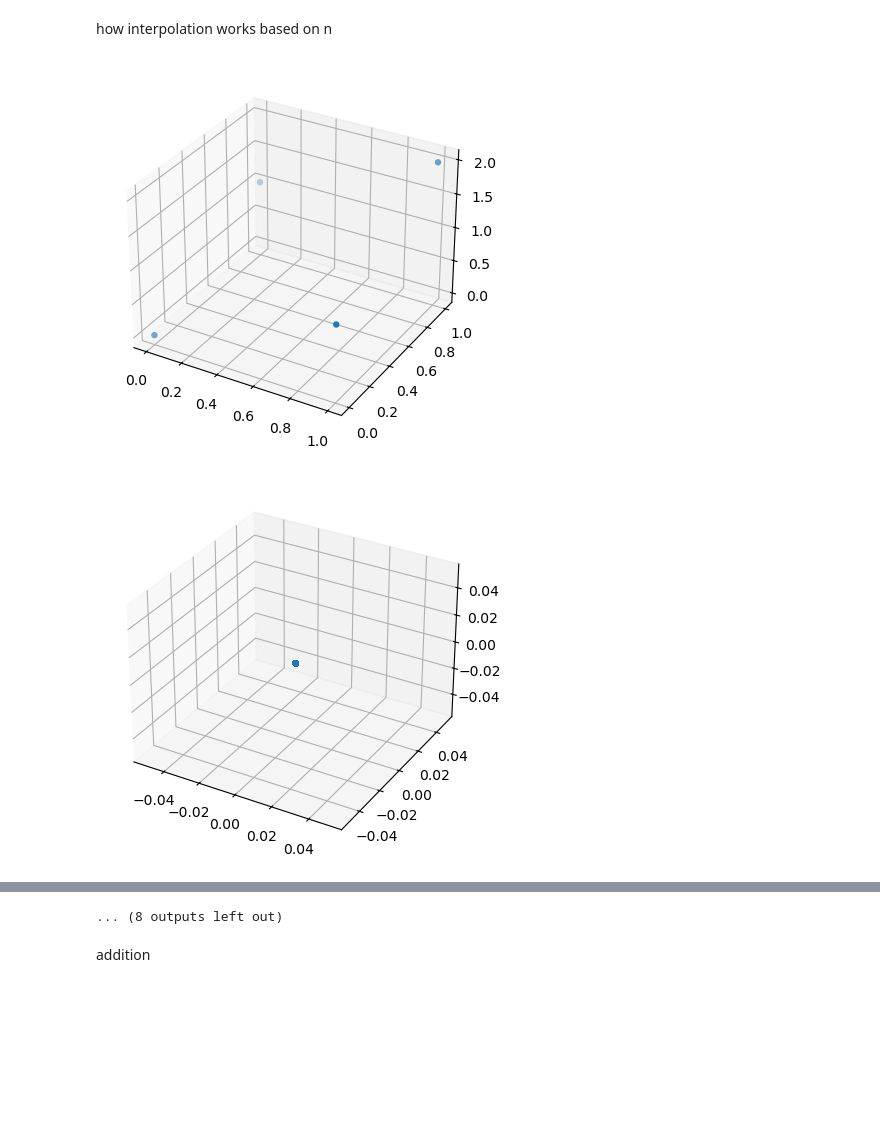
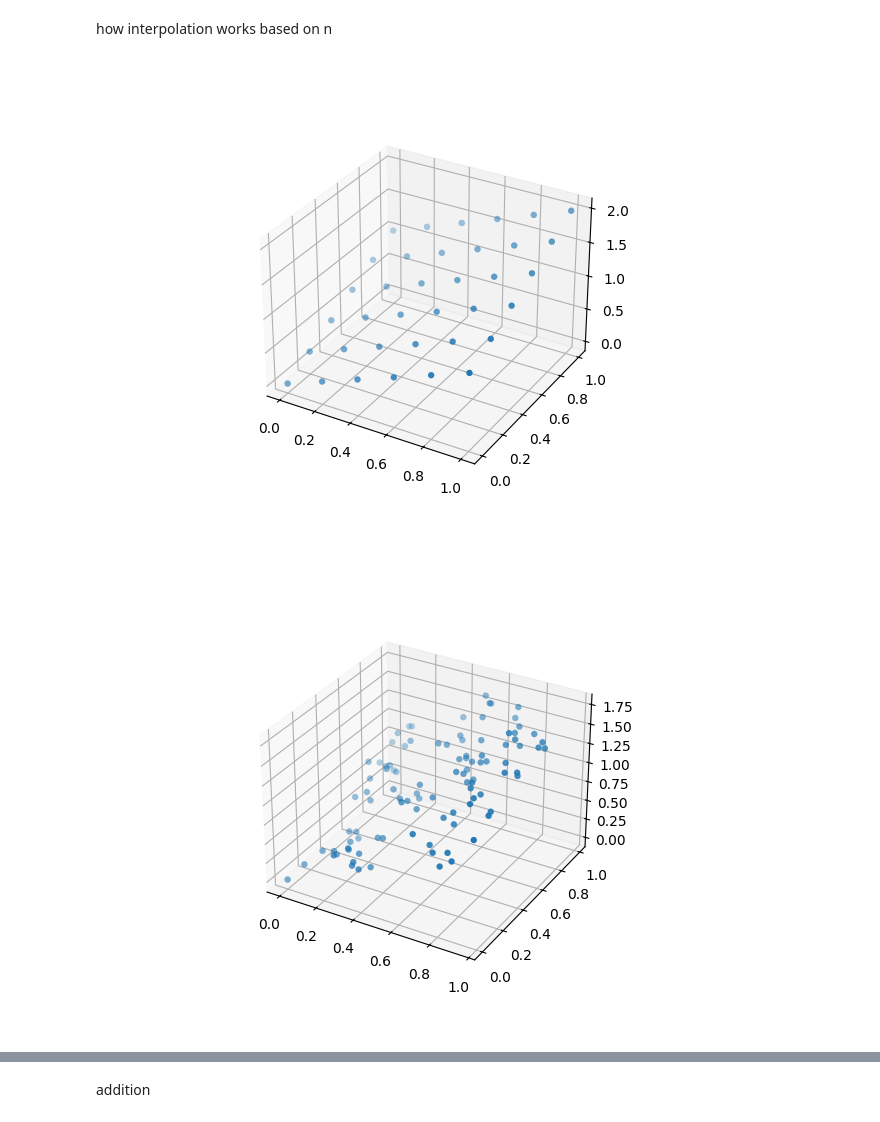
Before and after one commit to legczylin-michal/fractal-landscapes, a Jupyter notebook: surface fractal interpolation.ipynb, the cells around one changed output, grey strips where cells are left out. Drawn from its saved outputs; the diff is of its cells as text; code cells hidden in the pictures; blank space fills up the shorter version.

```diff
--- a/surface fractal interpolation.ipynb
+++ b/surface fractal interpolation.ipynb
@@ -217,7 +217,7 @@ def ifs(initial_points, n, N=20000, d=0.5):
             a, b, c, f = coefficients(d, x_00, x_0n, x_n0, x_nn, x_l_00, x_l_01, x_l_10, x_l_11)
 
             # instantiate W object by passing arguments
-            transformations[i][j] = W(L_prime(i, j, n), F(a, b, c, d, f))
+            transformations[i][j] = W(L(i, j, n), F(a, b, c, d, f))
 
     # result list of IFS-generated poitns, first one is the first one from initial_points DataFrame
     result = [initial_points.loc[0, ['x1', 'x2', 'y']].tolist()]
@@ -235,3 +235,5 @@ def ifs(initial_points, n, N=20000, d=0.5):
     return result
 # %% [markdown]
 # data generation
+# %%
+df = pd.DataFrame.from_dict({'i': [0, 1, 2, 0, 1, 2, 0, 1, 2], 'j':[0, 0, 0, 1, 1, 1, 2, 2, 2], 'x1': [0, 0.5, 1, 0, 0.5, 1, 0, 0.5, 1], 'x2': [0, 0, 0, 0.5, 0.5, 0.5, 1, 1, 1], 'y': [0, 0, 0, 0, 1, 0, 0, 0, 0]}, orient='columns')
@@ -237,0 +247,7 @@ def ifs(initial_points, n, N=20000, d=0.5):
+# %%
+points = pd.DataFrame.from_dict(ifs(df, 2)).rename(columns={0: 'x1', 1: 'x2', 2: 'y'})
+
+fig = plt.figure()
+ax = fig.add_subplot(projection='3d')
+ax.scatter(points['x1'], points['x2'], points['y'], linewidth=0.1)
+plt.show()
@@ -237,0 +256,30 @@ def ifs(initial_points, n, N=20000, d=0.5):
+# %%
+import matplotlib.pyplot as plt
+import numpy as np
+
+from matplotlib import cm
+from matplotlib.ticker import LinearLocator
+
+fig, ax = plt.subplots(subplot_kw={"projection": "3d"})
+
+# Make data.
+X = np.arange(-5, 5, 0.25)
+Y = np.arange(-5, 5, 0.25)
+X, Y = np.meshgrid(X, Y)
+R = np.sqrt(X**2 + Y**2)
+Z = np.sin(R)
+
+# Plot the surface.
+surf = ax.plot_surface(X, Y, Z, cmap=cm.coolwarm,
+                       linewidth=0, antialiased=False)
+
+# Customize the z axis.
+ax.set_zlim(-1.01, 1.01)
+ax.zaxis.set_major_locator(LinearLocator(10))
+# A StrMethodFormatter is used automatically
+ax.zaxis.set_major_formatter('{x:.02f}')
+
+# Add a color bar which maps values to colors.
+fig.colorbar(surf, shrink=0.5, aspect=5)
+
+plt.show()
@@ -276,8 +324,8 @@ def example(func, n, N=20000, d=0.5, verbose=False, show_plots=False):
 # %% [markdown]
 how interpolation works based on n
 # %%
-for i in range(1, 11):
-    points = example(lambda x1, x2: x1 + x2, i, N=1000, show_plots=True)
+for i in range(5, 8):
+    points = example(lambda x1, x2: x1 + x2, i, N=100, show_plots=True)
 # %% [output]
-[figure, old version]
+[figure, new version]
-[figure, old version]
+[figure, new version]
@@ -294,4 +336,3 @@ for i in range(1, 11):
-... (8 outputs left out)
 # %% [markdown]
 addition
 # %%
```
Also changed, not shown: parts of 13 cells of this notebook.
